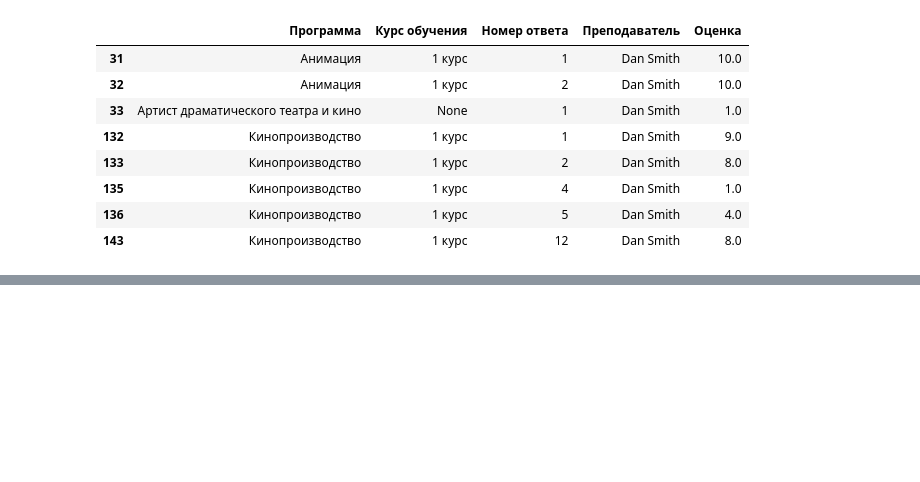
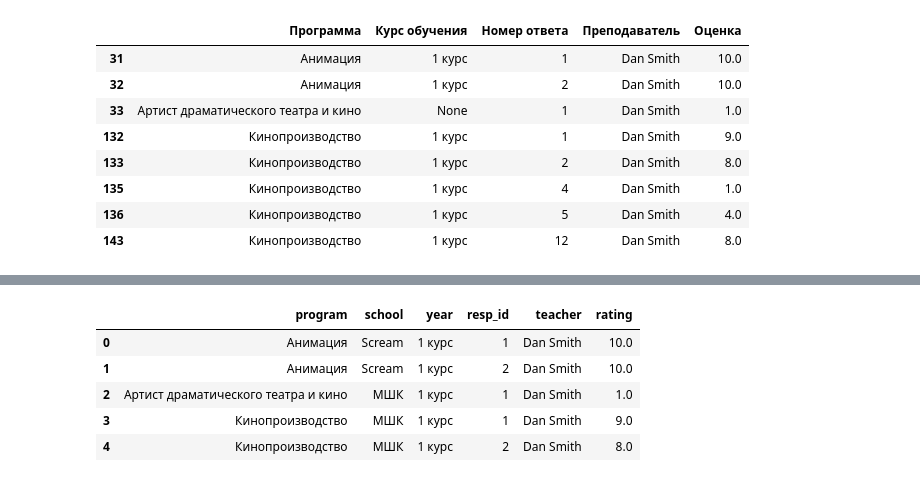
Before and after one commit to anna-gvidonovna/SFQ-2025-26, a Jupyter notebook: notebooks/analysis.ipynb, the cells around one changed output, grey strips where cells are left out. Saved outputs shown, nothing was run; the diff lists cells and outputs as text; code cells hidden in the pictures; blank space fills up the shorter version.

```diff
--- a/notebooks/analysis.ipynb
+++ b/notebooks/analysis.ipynb
@@ -485 +485,80 @@ Saved combined_general_agg.csv  (236 rows × 73 cols)
 3 rows × 73 columns
+# %%
+# ── Teachers: final long-format with school + filled year ─────────────────────
+import unicodedata
+
+
+def normalize_text_teachers(s):
+    if pd.isna(s):
+        return np.nan
+    s = unicodedata.normalize('NFKC', str(s)).strip().lower().replace('ё', 'е')
+    return ' '.join(s.split())
+
+teachers_path = PROCESSED_DIR / 'combined_teachers.csv'
+registry_path = REFERENCE_DIR / 'Реестр программ.csv'
+
+df_teachers_fin = pd.read_csv(teachers_path)
+
+# Normalize and rename to short Latin schema
+teacher_col_map = {
+    'Программа': 'program',
+    'Курс обучения': 'year',
+    'Номер ответа': 'resp_id',
+    'Преподаватель': 'teacher',
+    'Оценка': 'rating',
+}
+df_teachers_fin = df_teachers_fin.rename(columns=teacher_col_map)
+df_teachers_fin['rating'] = pd.to_numeric(df_teachers_fin['rating'], errors='coerce')
+df_teachers_fin['program_norm'] = df_teachers_fin['program'].map(normalize_text_teachers)
+
+if registry_path.exists():
+    registry = pd.read_csv(registry_path, sep=';').copy()
+    needed_cols = {'Программа', 'Школа', 'Курс'}
+
+    if needed_cols.issubset(registry.columns):
+        registry['program_norm'] = registry['Программа'].map(normalize_text_teachers)
+        registry['Курс'] = pd.to_numeric(registry['Курс'], errors='coerce')
+
+        # school mapping
+        school_map = (
+            registry[['program_norm', 'Школа']]
+            .dropna(subset=['program_norm'])
+            .drop_duplicates()
+            .groupby('program_norm')['Школа']
+            .agg(lambda s: s.iloc[0] if s.nunique() == 1 else np.nan)
+        )
+        df_teachers_fin['school'] = df_teachers_fin['program_norm'].map(school_map)
+
+        # fill missing year only when programme has unique course in registry
+        course_candidates = (
+            registry[['program_norm', 'Курс']]
+            .dropna(subset=['program_norm', 'Курс'])
+            .drop_duplicates()
+            .groupby('program_norm')['Курс']
+            .apply(lambda s: sorted(set(int(v) for v in s if pd.notna(v))))
+        )
+        single_course_map = {k: v[0] for k, v in course_candidates.items() if len(v) == 1}
+
+        missing_year_mask = df_teachers_fin['year'].isna() | (df_teachers_fin['year'].astype(str).str.strip() == '')
+        inferred_year = (
+            df_teachers_fin.loc[missing_year_mask, 'program_norm']
+            .map(single_course_map)
+            .map(lambda x: f'{int(x)} курс' if pd.notna(x) else np.nan)
+        )
+        df_teachers_fin.loc[missing_year_mask, 'year'] = inferred_year
+    else:
+        print('⚠ Registry columns missing for teachers enrich:', needed_cols - set(registry.columns))
+        df_teachers_fin['school'] = np.nan
+else:
+    print(f'⚠ Registry file not found: {registry_path}')
+    df_teachers_fin['school'] = np.nan
+
+df_teachers_fin = df_teachers_fin[['program', 'school', 'year', 'resp_id', 'teacher', 'rating']]
+out_teachers = PROCESSED_DIR / 'combined_teachers_agg.csv'
+df_teachers_fin.to_csv(out_teachers, index=False)
+
+print(f'Saved combined_teachers_agg.csv  ({df_teachers_fin.shape[0]} rows × {df_teachers_fin.shape[1]} cols)')
+print('Missing school:', int(df_teachers_fin['school'].isna().sum()))
+print('Missing year:', int(df_teachers_fin['year'].isna().sum()))
+df_teachers_fin.head(5)
+# %% [output]
@@ -485,0 +568,6 @@ Saved combined_general_agg.csv  (236 rows × 73 cols)
+|  | program | school | year | resp_id | teacher | rating |
+| 0 | Анимация | Scream | 1 курс | 1 | Dan Smith | 10.0 |
+| 1 | Анимация | Scream | 1 курс | 2 | Dan Smith | 10.0 |
+| 2 | Артист драматического театра и кино | МШК | 1 курс | 1 | Dan Smith | 1.0 |
+| 3 | Кинопроизводство | МШК | 1 курс | 1 | Dan Smith | 9.0 |
+| 4 | Кинопроизводство | МШК | 1 курс | 2 | Dan Smith | 8.0 |
```
Also changed, not shown: parts of 2 cells of this notebook, 6 other files.
